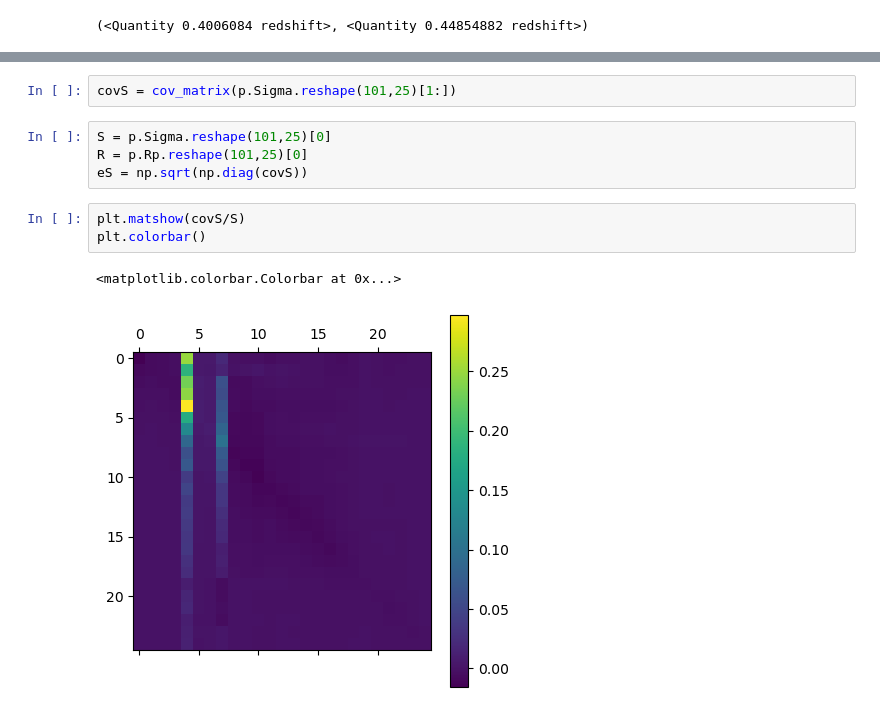
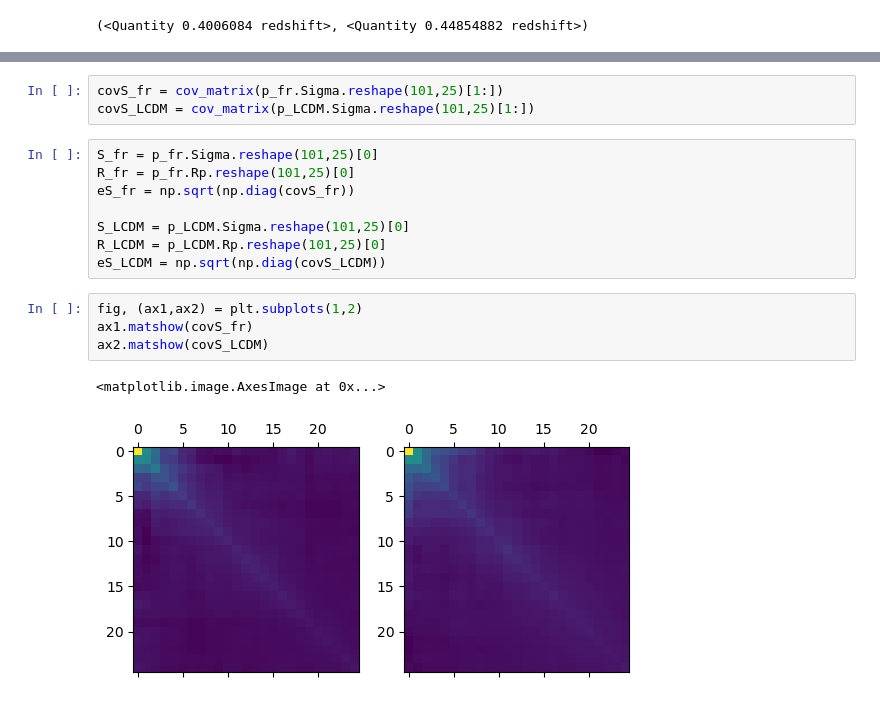
Before and after one commit to francaporaso/modified_gravity, a Jupyter notebook: tests.ipynb, the cells around one changed output, grey strips where cells are left out. Cells and saved outputs as stored; diff of their text form.

```diff
--- a/tests.ipynb
+++ b/tests.ipynb
@@ -412,15 +453,21 @@ with fits.open('/home/fcaporaso/modified_gravity/lensing/profiles/Rv10-15/TEST_f
 # %%
-covS = cov_matrix(p.Sigma.reshape(101,25)[1:])
+covS_fr = cov_matrix(p_fr.Sigma.reshape(101,25)[1:])
+covS_LCDM = cov_matrix(p_LCDM.Sigma.reshape(101,25)[1:])
 # %%
-S = p.Sigma.reshape(101,25)[0]
-R = p.Rp.reshape(101,25)[0]
-eS = np.sqrt(np.diag(covS))
+S_fr = p_fr.Sigma.reshape(101,25)[0]
+R_fr = p_fr.Rp.reshape(101,25)[0]
+eS_fr = np.sqrt(np.diag(covS_fr))
+
+S_LCDM = p_LCDM.Sigma.reshape(101,25)[0]
+R_LCDM = p_LCDM.Rp.reshape(101,25)[0]
+eS_LCDM = np.sqrt(np.diag(covS_LCDM))
-# %%
-plt.matshow(covS/S)
-plt.colorbar()
-# %% [output]
-<matplotlib.colorbar.Colorbar at 0x...>
-[figure, removed]
+# %%
+fig, (ax1,ax2) = plt.subplots(1,2)
+ax1.matshow(covS_fr)
+ax2.matshow(covS_LCDM)
+# %% [output]
+<matplotlib.image.AxesImage at 0x...>
+[figure, added]
 # %%
 plt.axhline(0, ls=':', c='gray',alpha=0.8)
 plt.axvline(1, ls=':', c='gray',alpha=0.8)
```
Also changed, not shown: parts of 34 cells of this notebook, 1 other file.
